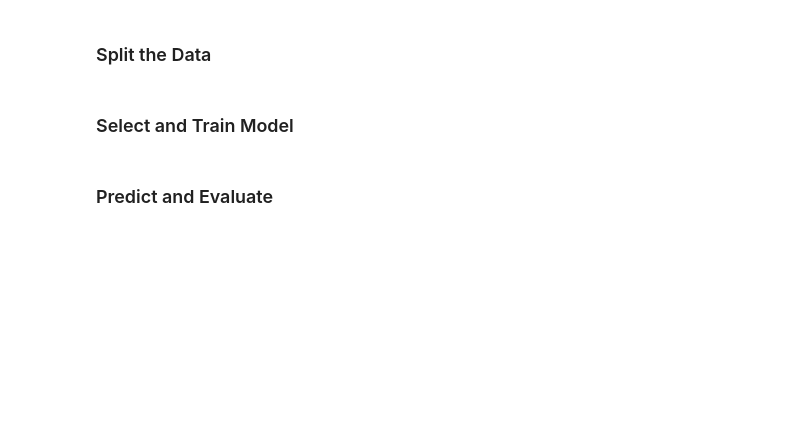
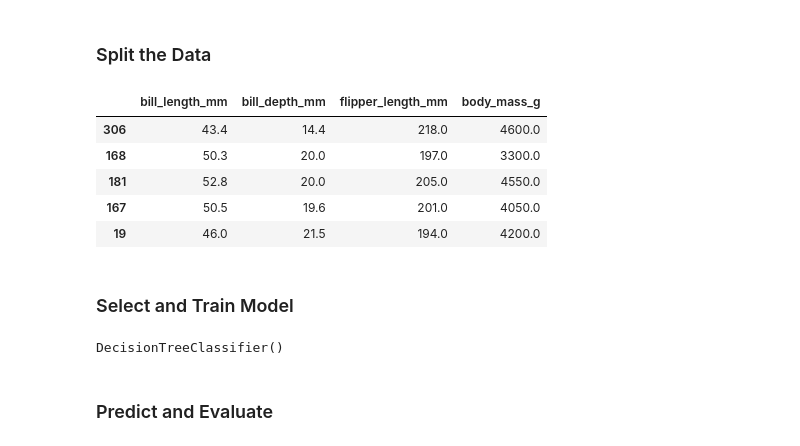
Before and after one commit to Anshul-GH/machine-learning, a Jupyter notebook: python_tips_tricks_linkedin/chapter_4/04_01_begin.ipynb, the cells around one changed output. Drawn from its saved outputs; the diff is of its cells as text; code cells hidden in the pictures; blank space fills up the shorter version.

```diff
--- a/python_tips_tricks_linkedin/chapter_4/04_01_begin.ipynb
+++ b/python_tips_tricks_linkedin/chapter_4/04_01_begin.ipynb
@@ -34,12 +52,26 @@ y_peng.shape
 # %%
 ##split the dataset into training and testing data
 from sklearn.model_selection import train_test_split
 
-X_train, X_test, y_train, y_test =
+X_train, X_test, y_train, y_test = train_test_split(X_peng, y_peng, test_size=0.2, random_state=1)
+
+X_train.head()
+# %% [output]
+|  | bill_length_mm | bill_depth_mm | flipper_length_mm | body_mass_g |
+| 306 | 43.4 | 14.4 | 218.0 | 4600.0 |
+| 168 | 50.3 | 20.0 | 197.0 | 3300.0 |
+| 181 | 52.8 | 20.0 | 205.0 | 4550.0 |
+| 167 | 50.5 | 19.6 | 201.0 | 4050.0 |
+| 19 | 46.0 | 21.5 | 194.0 | 4200.0 |
 # %% [markdown]
 ### Select and Train Model
 # %%
 from sklearn.tree import DecisionTreeClassifier
+
+model = DecisionTreeClassifier()
+model.fit(X_train, y_train)
+# %% [output]
+DecisionTreeClassifier()
 # %% [markdown]
 ### Predict and Evaluate
 # %%
```
Also changed, not shown: parts of 6 cells of this notebook, 3 other files.
